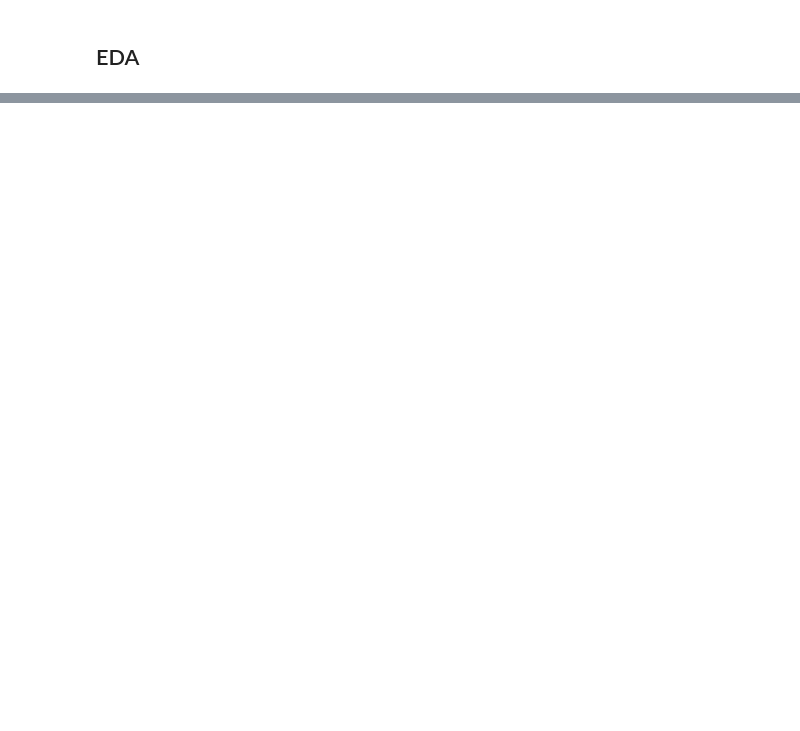
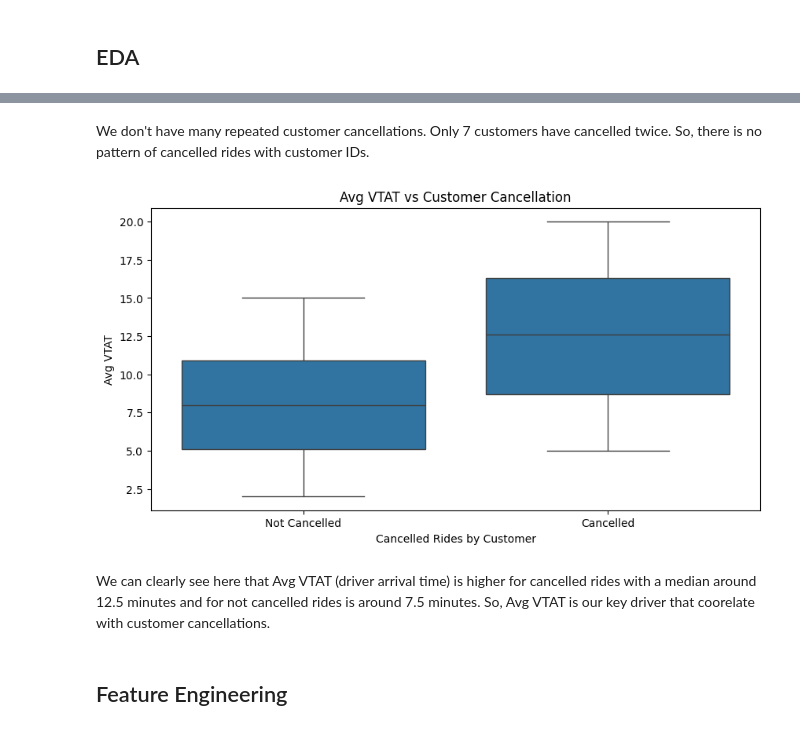
Before and after one commit to Shublytics/uber-ride-cancellation-prediction, a Jupyter notebook: Project.ipynb, the cells around one changed output, grey strips where cells are left out. Drawn from its saved outputs; the diff is of its cells as text; code cells hidden in the pictures; blank space fills up the shorter version.

```diff
--- a/Project.ipynb
+++ b/Project.ipynb
@@ -281,0 +421,14 @@ print('hello')
+# %% [markdown]
+We don't have many repeated customer cancellations. Only 7 customers have cancelled twice. So, there is no pattern of cancelled rides with customer IDs.
+# %%
+plt.figure(figsize=(10, 5))
+sns.boxplot(data=df, x='Cancelled Rides by Customer', y='Avg VTAT')
+plt.title("Avg VTAT vs Customer Cancellation")
+plt.xticks([0, 1], ['Not Cancelled', 'Cancelled'])
+plt.show()
+# %% [output]
+[figure, added]
+# %% [markdown]
+We can clearly see here that Avg VTAT (driver arrival time) is higher for cancelled rides with a median around 12.5 minutes and for not cancelled rides is around 7.5 minutes. So, Avg VTAT is our key driver that coorelate with customer cancellations.
+# %% [markdown]
+## Feature Engineering
```
Also changed, not shown: parts of 20 cells of this notebook.
